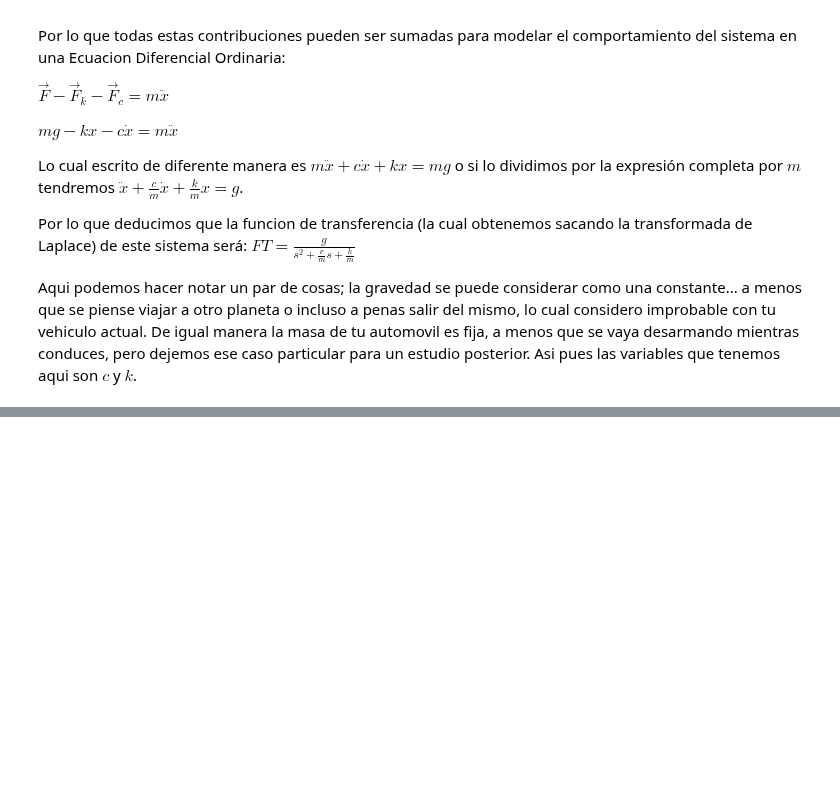
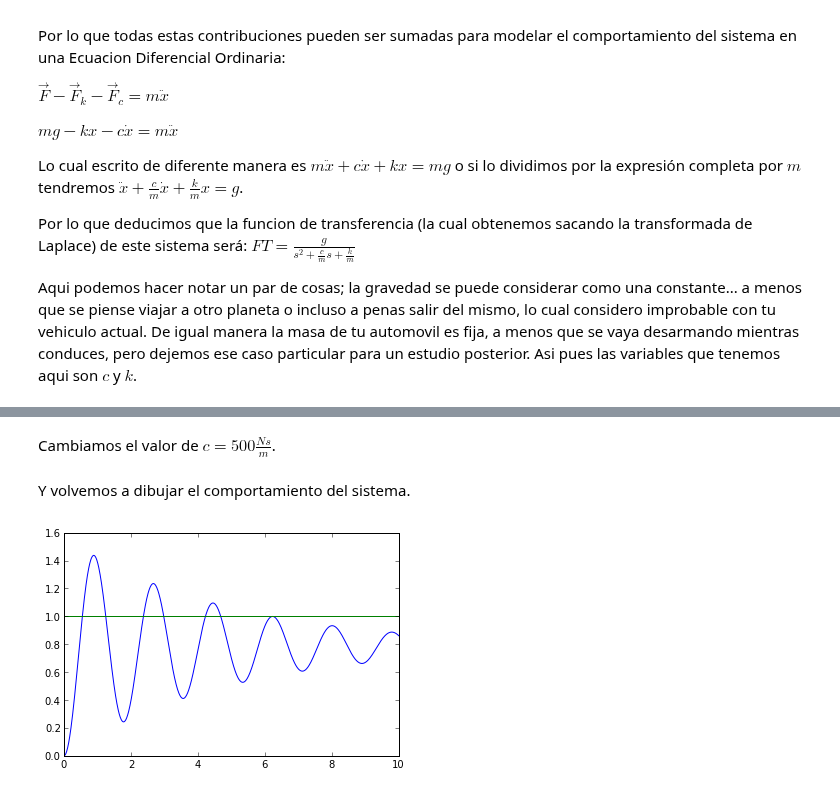
Before and after one commit to cad3na/JupyterNotebooks, a Jupyter notebook: Sistema Masa Resorte Amortiguador.ipynb, the cells around one changed output, grey strips where cells are left out. Saved outputs shown, nothing was run; the diff lists cells and outputs as text; code cells hidden in the pictures; blank space fills up the shorter version.

```diff
--- a/Sistema Masa Resorte Amortiguador.ipynb
+++ b/Sistema Masa Resorte Amortiguador.ipynb
@@ -24,0 +43,15 @@ from control import tf, step
+# %% [markdown]
+Cambiamos el valor de $c = 500 \frac{N s}{m}$.
+# %%
+G = tf([9.81],[1.0, 500.0/1200.0, 15000.0/1200.0])
+EU = tf([1,0],[1,0])
+# %% [markdown]
+Y volvemos a dibujar el comportamiento del sistema.
+# %%
+y,t = step(G,w)
+plot(t,y)
+y,t = step(EU,w)
+plot(t,y)
+xlim([0,10]);
+# %% [output]
+[figure, added]
```
Also changed, not shown: parts of 24 cells of this notebook.
